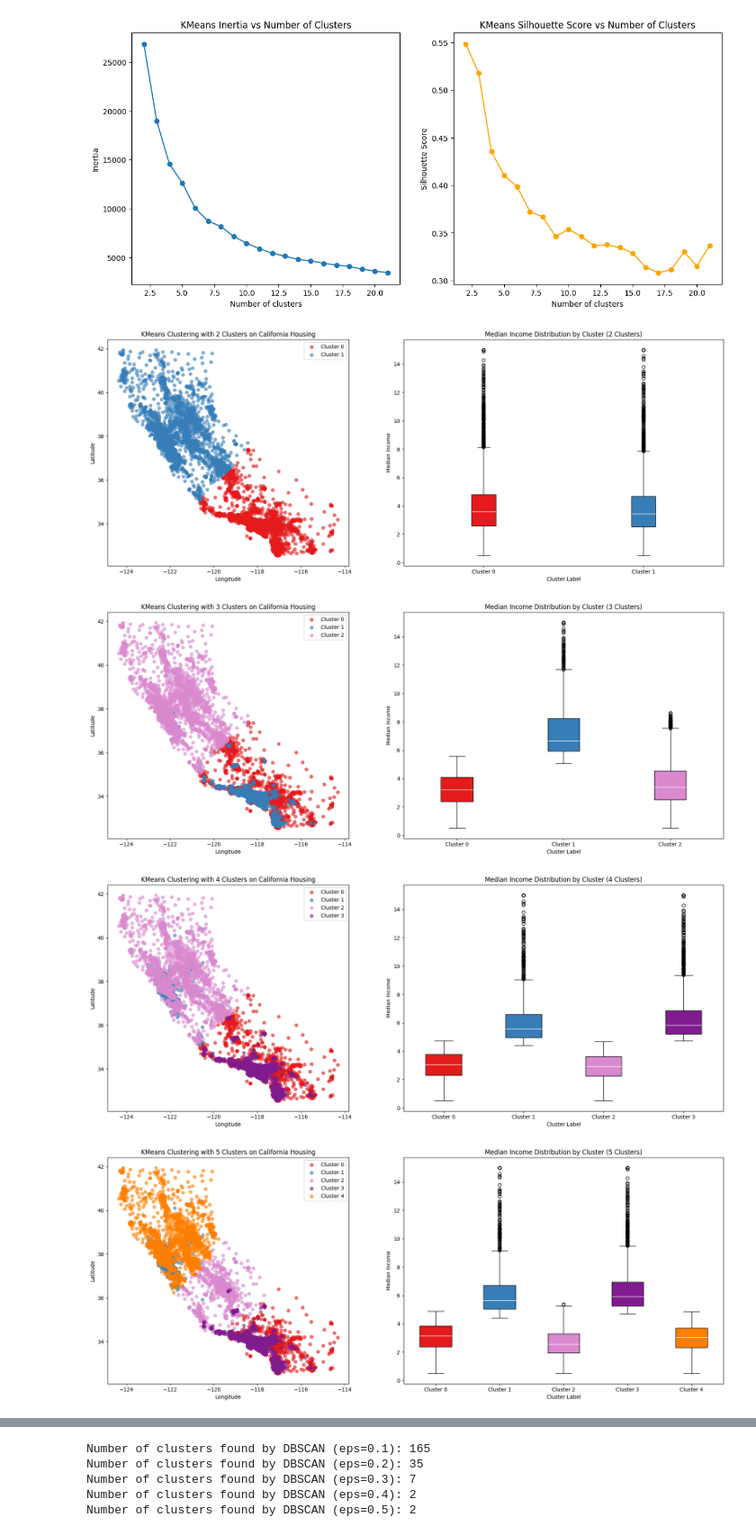
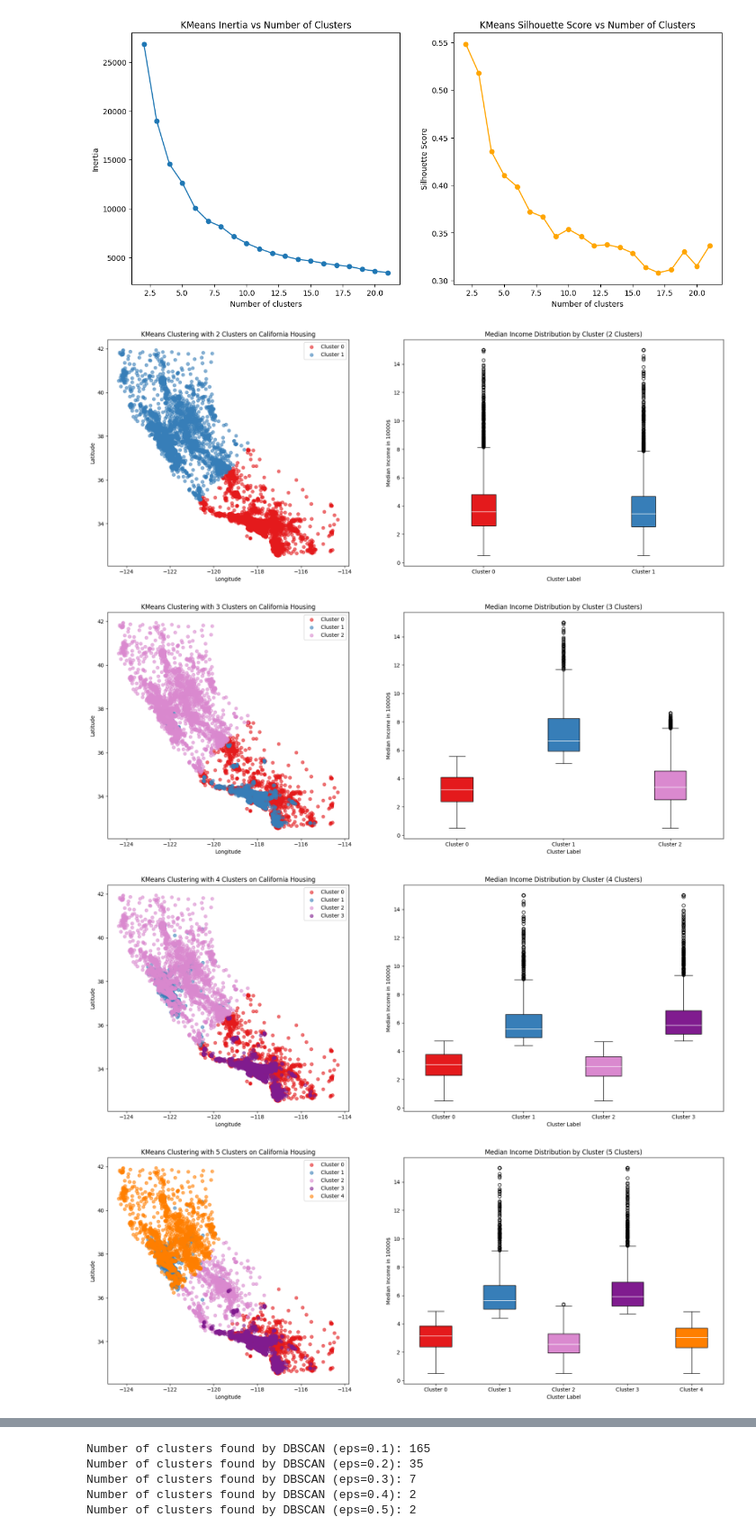
Before and after one commit to Darkueba/intro_ai_and_ml, a Jupyter notebook: assignment6.ipynb, the cells around one changed output, grey strips where cells are left out. Shown at 90% size. Drawn from its saved outputs; the diff is of its cells as text; code cells hidden in the pictures.

Commit message:
added label to plot

```diff
--- a/assignment6.ipynb
+++ b/assignment6.ipynb
@@ -86,41 +86,42 @@ plt.show()
 # %% [output]
 [figure]
 # %%
-# Print combined cluster scatter and boxplot for multiple cluster counts (3, 5, 7, 8)
+# Print combined cluster scatter and boxplot for multiple cluster counts (2, 3, 4, 5, 6, 7, 21)
 import matplotlib.pyplot as plt
 import numpy as np
-colours_master = ['#e41a1c', '#377eb8', "#da89cf", "#801c8f", '#ff7f00', '#ffff33', "#2bb85aff", '#a65628', '#f781bf', '#999999']
-cluster_counts = [2, 3, 4, 5, 6, 7]
+colours_master = ['#e41a1c', '#377eb8', "#da89cf", "#801c8f", '#ff7f00', '#ffff33', "#2bb85aff", '#a65628', '#f781bf', '#999999',
+                  "#60E3FA", "#8AFF60", "#FFA760", "#60FFA7", "#A760FF", "#FF60A7", "#A7FF60", "#6076FF", "#76FF60", "#FF6076", "#6076FF"]
+cluster_counts = [2, 3, 4, 5, 6, 7, 21]
 for k in cluster_counts:
     kmeans = kmeans_per_k[k-2]  # kmeans_per_k[0] is for 2 clusters
     n_clusters = kmeans.n_clusters
     cluster_labels = kmeans.labels_
     colours = colours_master[:n_clusters]
     fig, axes = plt.subplots(1, 2, figsize=(18,7))
     # Left: scatter plot of clusters
     for cluster in range(n_clusters):
         mask = (cluster_labels == cluster)
         axes[0].scatter(housing_reduced['longitude'][mask], housing_reduced['latitude'][mask],
                        color=colours[cluster], alpha=0.6, marker='o', label=f'Cluster {cluster}')
     axes[0].set_xlabel('Longitude')
     axes[0].set_ylabel('Latitude')
     axes[0].set_title(f'KMeans Clustering with {n_clusters} Clusters on California Housing')
     axes[0].legend()
     axes[0].set_aspect('equal', adjustable='box')
     # Right: boxplot of median income by cluster
     data = [housing_reduced['median_income'][cluster_labels == i] for i in range(n_clusters)]
     box = axes[1].boxplot(data, labels=[f'Cluster {i}' for i in range(n_clusters)], patch_artist=True,
                           medianprops=dict(color='white'))
     for patch, color in zip(box['boxes'], colours):
         patch.set_facecolor(color)
         patch.set_edgecolor('black')
     axes[1].set_xlabel('Cluster Label')
-    axes[1].set_ylabel('Median Income')
+    axes[1].set_ylabel('Median Income in 10000$')
     axes[1].set_title(f'Median Income Distribution by Cluster ({n_clusters} Clusters)')
     plt.tight_layout()
     plt.show()
 # %% [output]
-[figure, old version]
+[figure, new version]
-[figure, old version]
+[figure, new version]
-[figure, old version]
+[figure, new version]
-[figure, old version]
+[figure, new version]
```
Also changed, not shown: parts of 1 cell of this notebook.
